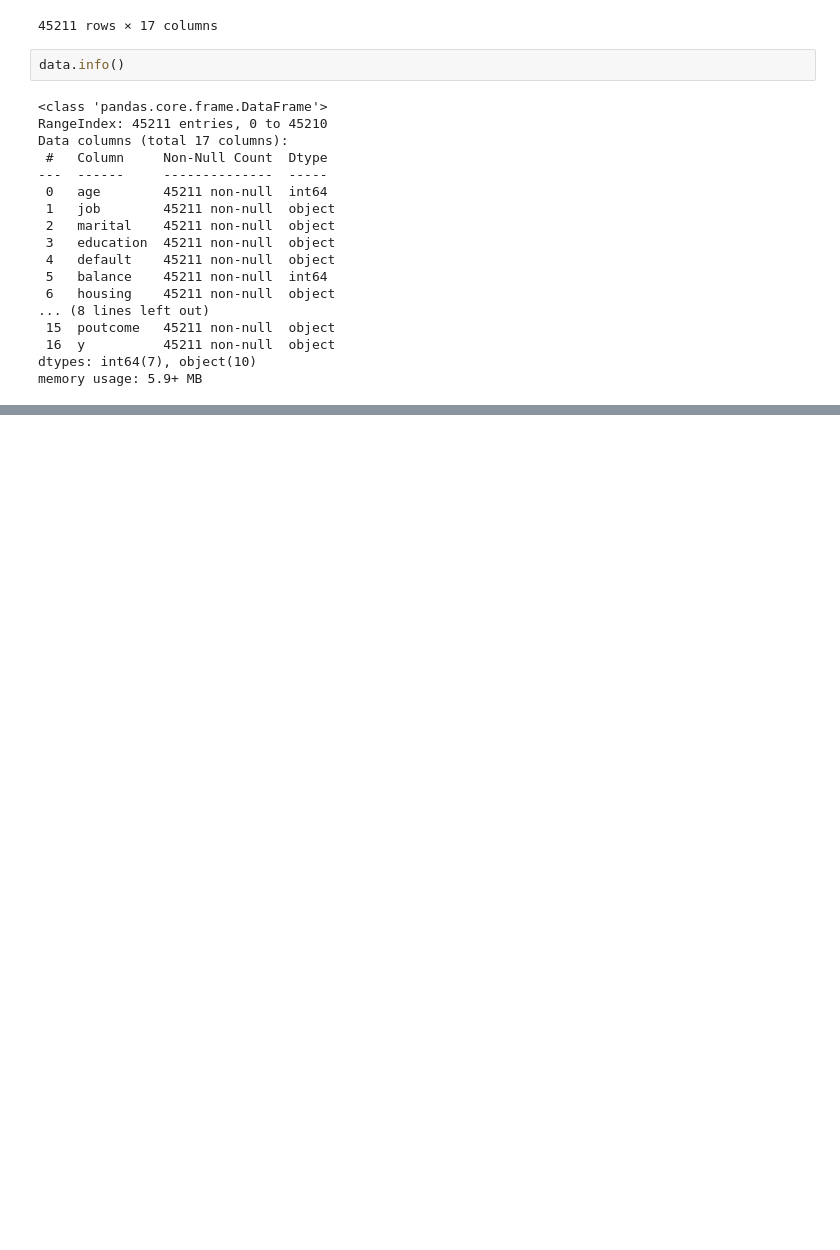
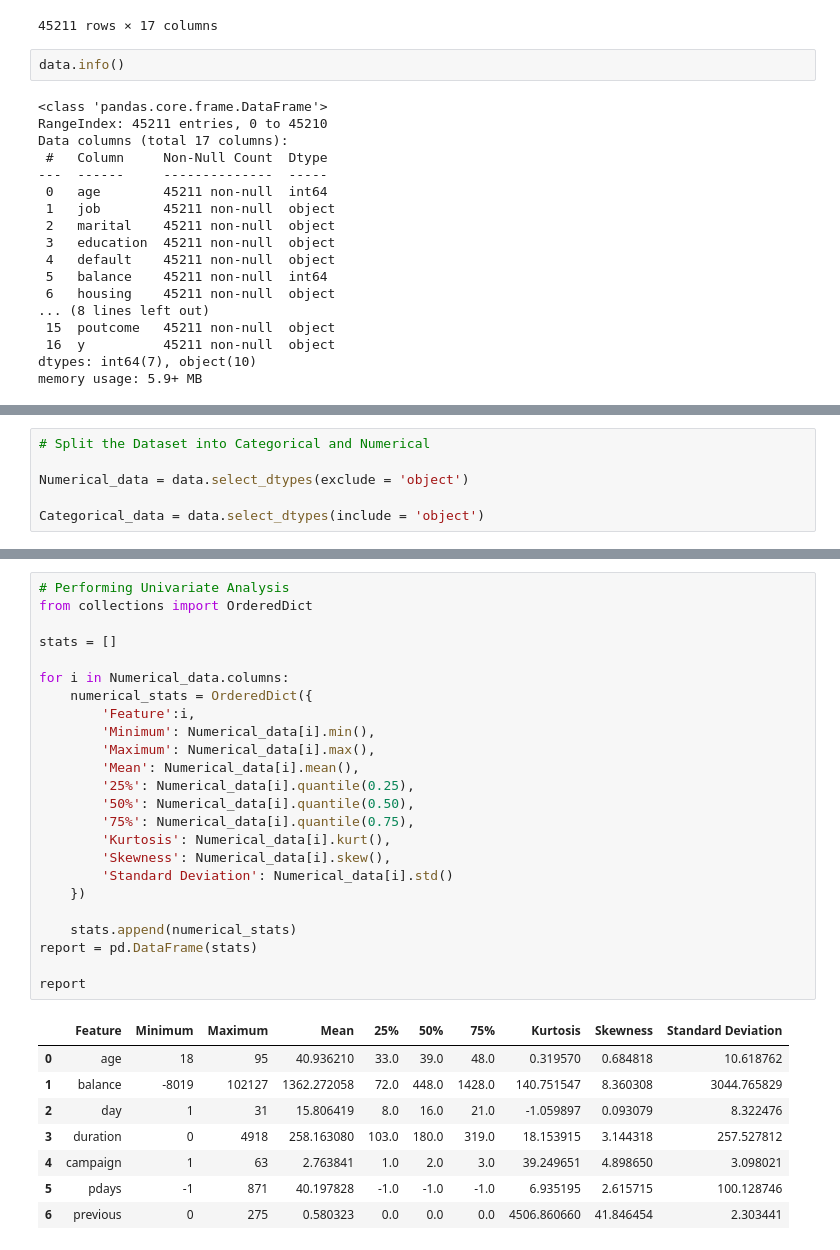
Before and after one commit to chandanc5525/Bank_Marketing, a Jupyter notebook: Bank_Telemarketing.ipynb, the cells around one changed output, grey strips where cells are left out. Cells and saved outputs as stored; diff of their text form; blank space fills up the shorter version.

```diff
--- a/Bank_Telemarketing.ipynb
+++ b/Bank_Telemarketing.ipynb
@@ -66,0 +75,6 @@ memory usage: 5.9+ MB
+# %%
+# Split the Dataset into Categorical and Numerical
+
+Numerical_data = data.select_dtypes(exclude = 'object')
+
+Categorical_data = data.select_dtypes(include = 'object')
@@ -66,0 +89,33 @@ memory usage: 5.9+ MB
+# %%
+# Performing Univariate Analysis
+from collections import OrderedDict
+
+stats = []
+
+for i in Numerical_data.columns:
+    numerical_stats = OrderedDict({
+        'Feature':i,
+        'Minimum': Numerical_data[i].min(),
+        'Maximum': Numerical_data[i].max(),
+        'Mean': Numerical_data[i].mean(),
+        '25%': Numerical_data[i].quantile(0.25),
+        '50%': Numerical_data[i].quantile(0.50),
+        '75%': Numerical_data[i].quantile(0.75),
+        'Kurtosis': Numerical_data[i].kurt(),
+        'Skewness': Numerical_data[i].skew(),
+        'Standard Deviation': Numerical_data[i].std()
+    })
+
+    stats.append(numerical_stats)
+report = pd.DataFrame(stats)
+
+report
+# %% [output]
+|  | Feature | Minimum | Maximum | Mean | 25% | 50% | 75% | Kurtosis | Skewness | Standard Deviation |
+| 0 | age | 18 | 95 | 40.936210 | 33.0 | 39.0 | 48.0 | 0.319570 | 0.684818 | 10.618762 |
+| 1 | balance | -8019 | 102127 | 1362.272058 | 72.0 | 448.0 | 1428.0 | 140.751547 | 8.360308 | 3044.765829 |
+| 2 | day | 1 | 31 | 15.806419 | 8.0 | 16.0 | 21.0 | -1.059897 | 0.093079 | 8.322476 |
+| 3 | duration | 0 | 4918 | 258.163080 | 103.0 | 180.0 | 319.0 | 18.153915 | 3.144318 | 257.527812 |
+| 4 | campaign | 1 | 63 | 2.763841 | 1.0 | 2.0 | 3.0 | 39.249651 | 4.898650 | 3.098021 |
+| 5 | pdays | -1 | 871 | 40.197828 | -1.0 | -1.0 | -1.0 | 6.935195 | 2.615715 | 100.128746 |
+| 6 | previous | 0 | 275 | 0.580323 | 0.0 | 0.0 | 0.0 | 4506.860660 | 41.846454 | 2.303441 |
```
Also changed, not shown: parts of 7 cells of this notebook, 1 other file.
